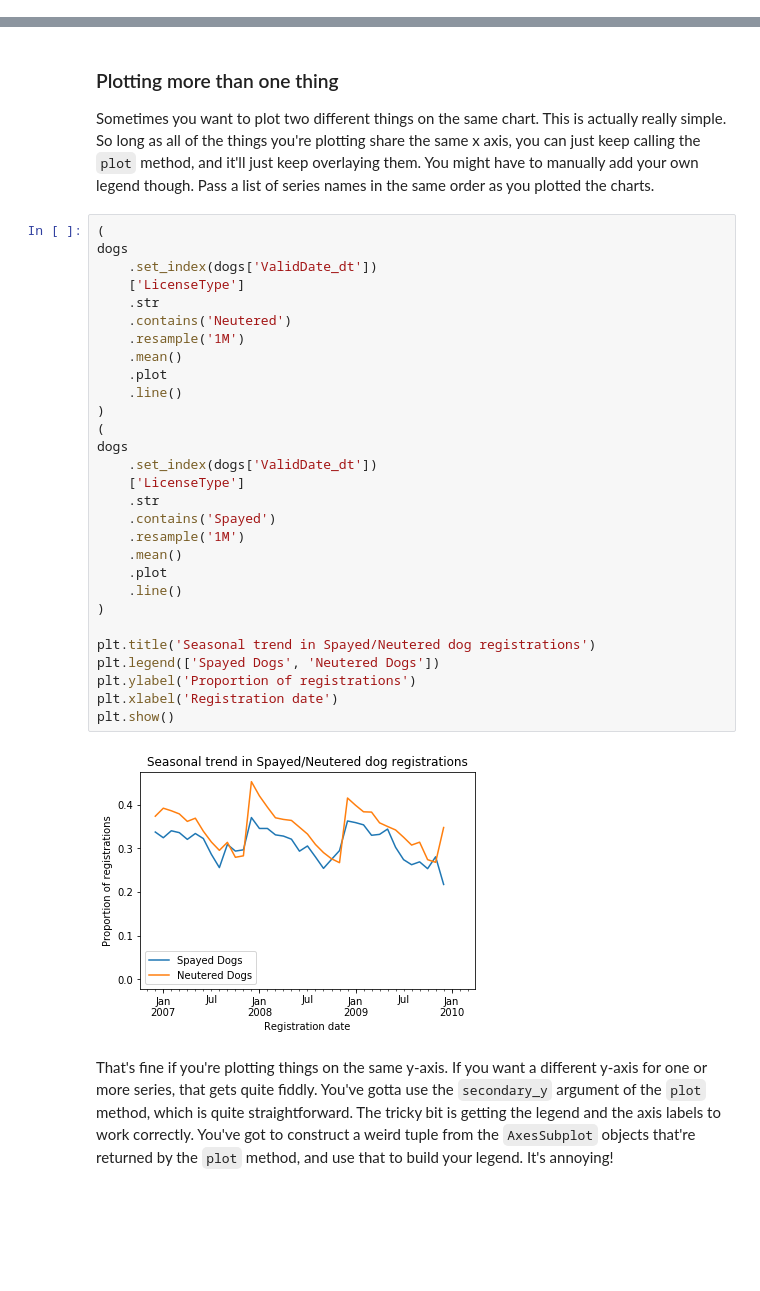
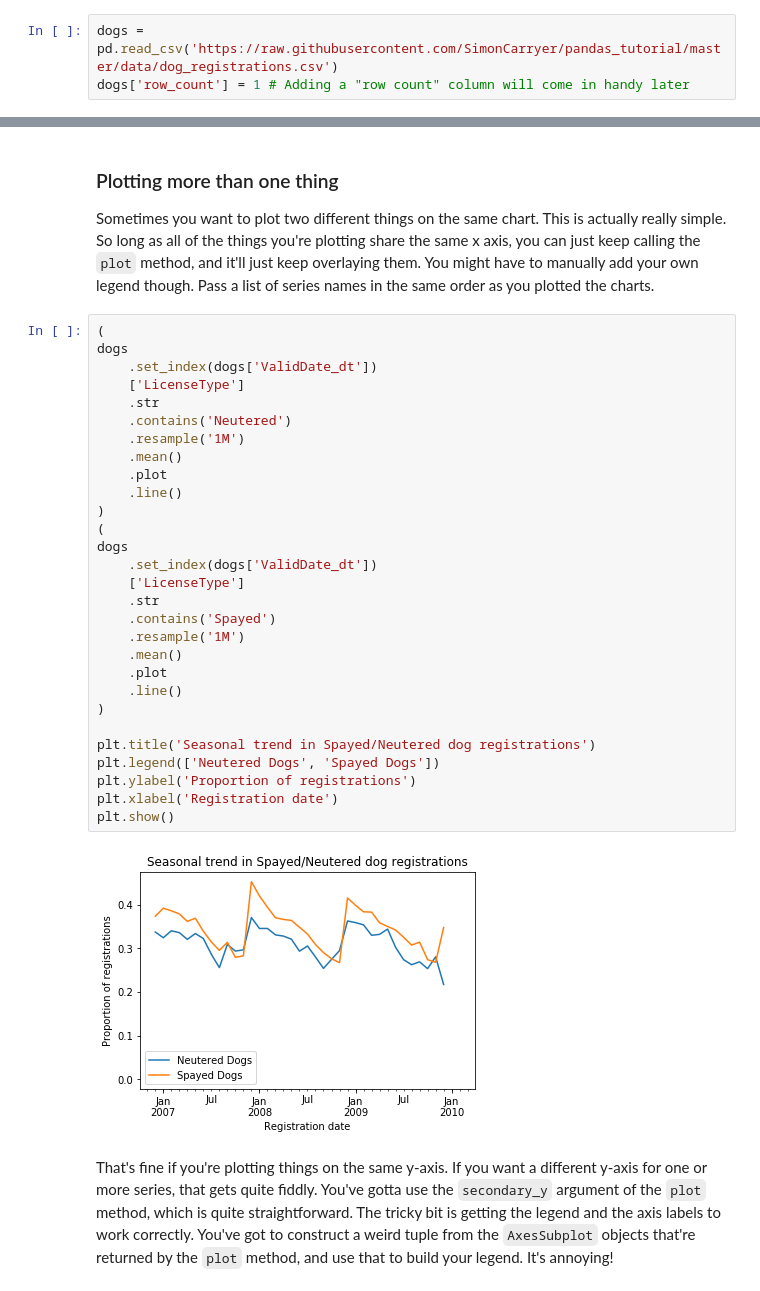
Before and after one commit to SimonCarryer/pandas_tutorial, a Jupyter notebook: Part Six - Charts.ipynb, the cells around one changed output, grey strips where cells are left out. Saved outputs shown, nothing was run; the diff lists cells and outputs as text; blank space fills up the shorter version.

```diff
--- a/Part Six - Charts.ipynb
+++ b/Part Six - Charts.ipynb
@@ -11,0 +14,3 @@ We're importing the `pyplot` "folder" of the `matplotlib` library, and we're giv
+# %%
+dogs = pd.read_csv('https://raw.githubusercontent.com/SimonCarryer/pandas_tutorial/master/data/dog_registrations.csv')
+dogs['row_count'] = 1 # Adding a "row count" column will come in handy later
@@ -148,34 +273,34 @@ Sometimes you want to plot two different things on the same chart. This is actua
 # %%
 (
 dogs
     .set_index(dogs['ValidDate_dt'])
     ['LicenseType']
     .str
     .contains('Neutered')
     .resample('1M')
     .mean()
     .plot
     .line()
 )
 (
 dogs
     .set_index(dogs['ValidDate_dt'])
     ['LicenseType']
     .str
     .contains('Spayed')
     .resample('1M')
     .mean()
     .plot
     .line()
 )
 
 plt.title('Seasonal trend in Spayed/Neutered dog registrations')
-plt.legend(['Spayed Dogs', 'Neutered Dogs'])
+plt.legend(['Neutered Dogs', 'Spayed Dogs'])
 plt.ylabel('Proportion of registrations')
 plt.xlabel('Registration date')
 plt.show()
 # %% [output]
-[figure, old version]
+[figure, new version]
 # %% [markdown]
 That's fine if you're plotting things on the same y-axis. If you want a different y-axis for one or more series, that gets quite fiddly. You've gotta use the `secondary_y` argument of the `plot` method, which is quite straightforward. The tricky bit is getting the legend and the axis labels to work correctly. You've got to construct a weird tuple from the `AxesSubplot` objects that're returned by the `plot` method, and use that to build your legend. It's annoying!
 # %%
```
Also changed, not shown: parts of 38 cells of this notebook, 5 other files.
